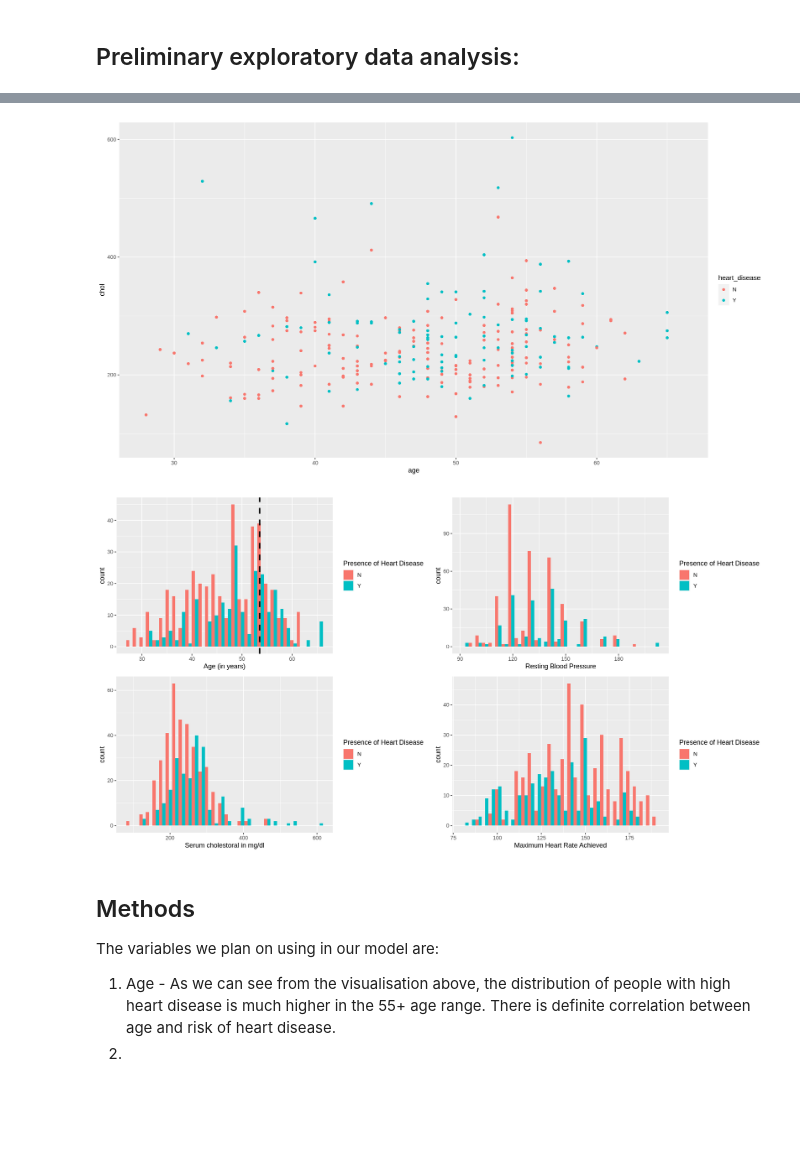
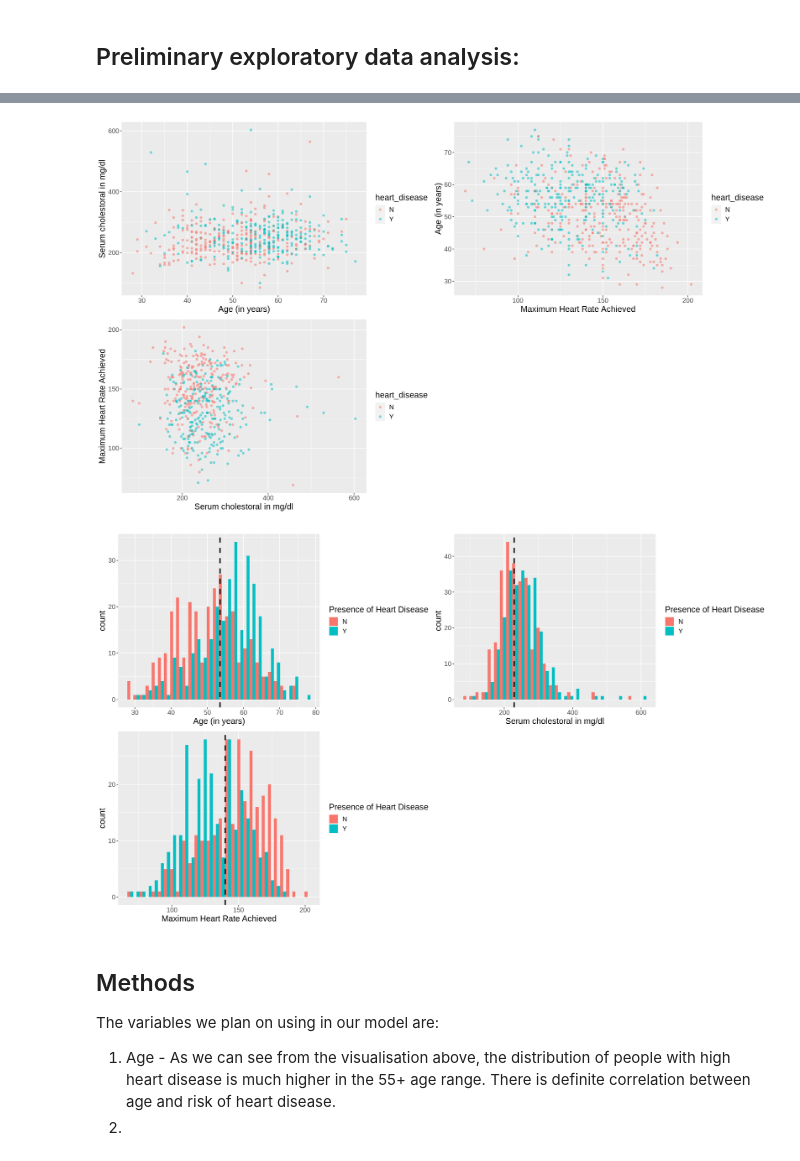
Before and after one commit to alisalamatian1/Heart_disease_prediction, a Jupyter notebook: Proposal_Draft.ipynb, the cells around one changed output, grey strips where cells are left out. Cells and saved outputs as stored; diff of their text form; code cells hidden in the pictures; blank space fills up the shorter version.

Commit message:
Visualizations are good

```diff
--- a/Proposal_Draft.ipynb
+++ b/Proposal_Draft.ipynb
@@ -19,15 +37,22 @@ set.seed(1)
 # %%
-#loading the required datasets and merging them
+#Purpose of the cell: loading the required datasets, mutating and merging them
 heart_data1 <- read_csv("https://archive.ics.uci.edu/ml/machine-learning-databases/heart-disease/processed.hungarian.data", col_names=FALSE)
 heart_data2 <- read_csv("https://archive.ics.uci.edu/ml/machine-learning-databases/heart-disease/processed.switzerland.data", col_names=FALSE)
 heart_data3 <- read_csv("https://archive.ics.uci.edu/ml/machine-learning-databases/heart-disease/processed.cleveland.data", col_names=FALSE)
 heart_data4 <- read_csv("https://archive.ics.uci.edu/ml/machine-learning-databases/heart-disease/processed.va.data", col_names=FALSE)
 
+# After exploring the heart_data-2, we noticed that it is missing value for many key predictors namely, cholestrol.
+#Therefore, we decided to not use that one and bind the rest together
+
+# we want to have almost equal amount of data from each location in our training and testing set and avoid any unluckiness,
+# such as training out model based on data that are mostly from two locations and testing it on the testing set that
+# mainly includes the third one. Therefore, we added the location, to use it later when spiliting our data into training and testing set.
+
 hungarian_data <- heart_data1 %>%
     mutate (location = "Hungarian")
-cleveland_data <- heart_data1 %>%
+cleveland_data <- heart_data3 %>%
     mutate (location = "Cleveland")
-va_data <- heart_data1 %>%
+va_data <- heart_data4 %>%
     mutate (location = "Va")
 
 #merging the data from the various cities
@@ -244,40 +268,60 @@ A tibble: 2 × 3
 #visualising the data
 
 #changing the plot size
-options(repr.plot.height = 8, repr.plot.width=15)
+options(repr.plot.height = 10, repr.plot.width=17)
 
-#part 1: geom-points
+# part 1: geom-points
 
-age_plot1 <- heart_data_training %>%
+age_chol <- heart_data_training %>%
+filter (chol != 0) %>%
 ggplot(aes(x = age, y = chol, color = heart_disease)) +
-geom_point(stat = "identity")
+geom_point(stat = "identity", alpha = 0.5)+
+labs(x="Age (in years)", y = "Serum cholestoral in mg/dl")+
+theme (text = element_text (size = 15))
 
-age_plot1
+trestbps_age <- heart_data_training %>%
+ggplot(aes(x = thalach, y = age, color = heart_disease)) +
+geom_point(stat = "identity", alpha = 0.5)+
+labs(x = "Maximum Heart Rate Achieved", y= "Age (in years)")+
+theme (text = element_text (size = 15))
 
+thalach_trestbps<- heart_data_training %>%
+filter (chol != 0) %>%
+ggplot(aes(x = chol, y = thalach , color = heart_disease)) +
+geom_point(stat = "identity", alpha = 0.5)+
+labs(x = "Serum cholestoral in mg/dl" , y= "Maximum Heart Rate Achieved")+
+theme (text = element_text (size = 15))
 
+grid.arrange(age_chol, trestbps_age, thalach_trestbps, nrow=2)
 
+# part 2: histograms
 age_plot <- heart_data_training %>%
 ggplot(aes(x = age, fill = as_factor(heart_disease))) +
 geom_histogram(position = "dodge") +
 geom_vline(xintercept = 53.5283, linetype="dashed", size = 1.1)+
-labs(x="Age (in years)", fill = "Presence of Heart Disease")
-
-trest_bps_plot <- heart_data_training %>%
-ggplot(aes(x = trestbps, fill = as_factor(heart_disease))) +
-geom_histogram(position = "dodge") +
-labs(x="Resting Blood Pressure", fill = "Presence of Heart Disease")
+labs(x="Age (in years)", fill = "Presence of Heart Disease")+
+theme (text = element_text (size = 15))
 
 chol_plot <- heart_data_training %>%
+    filter (chol != 0) %>%
 ggplot(aes(x = chol, fill = as_factor(heart_disease))) +
 geom_histogram(position = "dodge") +
-labs(x="Serum cholestoral in mg/dl", fill = "Presence of Heart Disease")
+geom_vline(xintercept = 229.25, linetype="dashed", size = 1.1)+
+labs(x="Serum cholestoral in mg/dl", fill = "Presence of Heart Disease")+
+theme (text = element_text (size = 15))
 
 thalach_plot <- heart_data_training %>%
 ggplot(aes(x = thalach, fill = as_factor(heart_disease))) +
 geom_histogram(position = "dodge") +
-labs(x = "Maximum Heart Rate Achieved", fill = "Presence of Heart Disease")
+geom_vline(xintercept = 139.98043, linetype="dashed", size = 1.1)+
+labs(x = "Maximum Heart Rate Achieved", fill = "Presence of Heart Disease")+
+theme (text = element_text (size = 15))
 
-#presenting the data in a grid
-grid.arrange(age_plot, trest_bps_plot, chol_plot, thalach_plot, nrow=2)
+grid.arrange(age_plot, chol_plot, thalach_plot, nrow=2)
+
+
+# Side notes:
+# the added dashed lines for histograms represents the mean value of each predictor
+# the 0 cholestrols are filtered for the purpose of better visualization
 # %% [output]
 Warning message:
@@ -299,5 +339,5 @@ Warning message:
-[figure, old version]
+[figure, new version]
-[figure, old version]
+[figure, new version]
 # %% [markdown]
 ## Methods
 The variables we plan on using in our model are:
```
Also changed, not shown: parts of 6 cells of this notebook.
